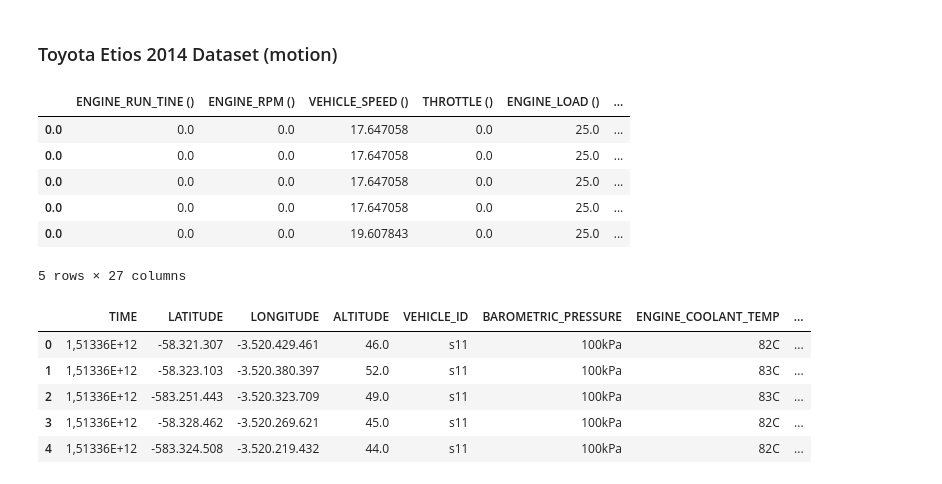
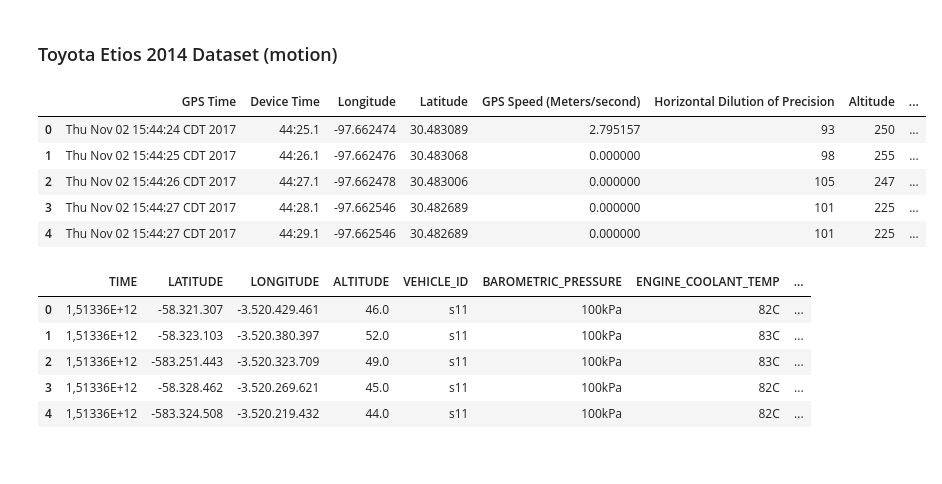
Before and after one commit to Meta-c/OBD-analysis, a Jupyter notebook: OBD_analysis.ipynb, the cells around one changed output. Saved outputs shown, nothing was run; the diff lists cells and outputs as text; code cells hidden in the pictures.

```diff
--- a/OBD_analysis.ipynb
+++ b/OBD_analysis.ipynb
@@ -4,18 +4,17 @@ import numpy as np
 import matplotlib.pyplot as plt
 # %% [markdown]
 ### Toyota Etios 2014 Dataset (motion)
-# %%
-df__etios_1=pd.read_csv("Toyota Etios 2014 1.5/live3.csv")
-
-df__etios_1.head()
-# %% [output]
-|  | ENGINE_RUN_TINE () | ENGINE_RPM () | VEHICLE_SPEED () | THROTTLE () | ENGINE_LOAD () | ... |
-| 0.0 | 0.0 | 0.0 | 17.647058 | 0.0 | 25.0 | ... |
-| 0.0 | 0.0 | 0.0 | 17.647058 | 0.0 | 25.0 | ... |
-| 0.0 | 0.0 | 0.0 | 17.647058 | 0.0 | 25.0 | ... |
-| 0.0 | 0.0 | 0.0 | 17.647058 | 0.0 | 25.0 | ... |
-| 0.0 | 0.0 | 0.0 | 19.607843 | 0.0 | 25.0 | ... |
-5 rows × 27 columns
+# %%
+df =pd.read_csv("OBD'S/OBD.CSV")
+
+df.head()
+# %% [output]
+|  | GPS Time | Device Time | Longitude | Latitude | GPS Speed (Meters/second) | Horizontal Dilution of Precision | Altitude | ... |
+| 0 | Thu Nov 02 15:44:24 CDT 2017 | 44:25.1 | -97.662474 | 30.483089 | 2.795157 | 93 | 250 | ... |
+| 1 | Thu Nov 02 15:44:25 CDT 2017 | 44:26.1 | -97.662476 | 30.483068 | 0.000000 | 98 | 255 | ... |
+| 2 | Thu Nov 02 15:44:26 CDT 2017 | 44:27.1 | -97.662478 | 30.483006 | 0.000000 | 105 | 247 | ... |
+| 3 | Thu Nov 02 15:44:27 CDT 2017 | 44:28.1 | -97.662546 | 30.482689 | 0.000000 | 101 | 225 | ... |
+| 4 | Thu Nov 02 15:44:27 CDT 2017 | 44:29.1 | -97.662546 | 30.482689 | 0.000000 | 101 | 225 | ... |
 # %%
 df_test= pd.read_csv("exp2_19drivers_1car_1route.csv")
 df_test.head()
```
Also changed, not shown: 4 other files.
